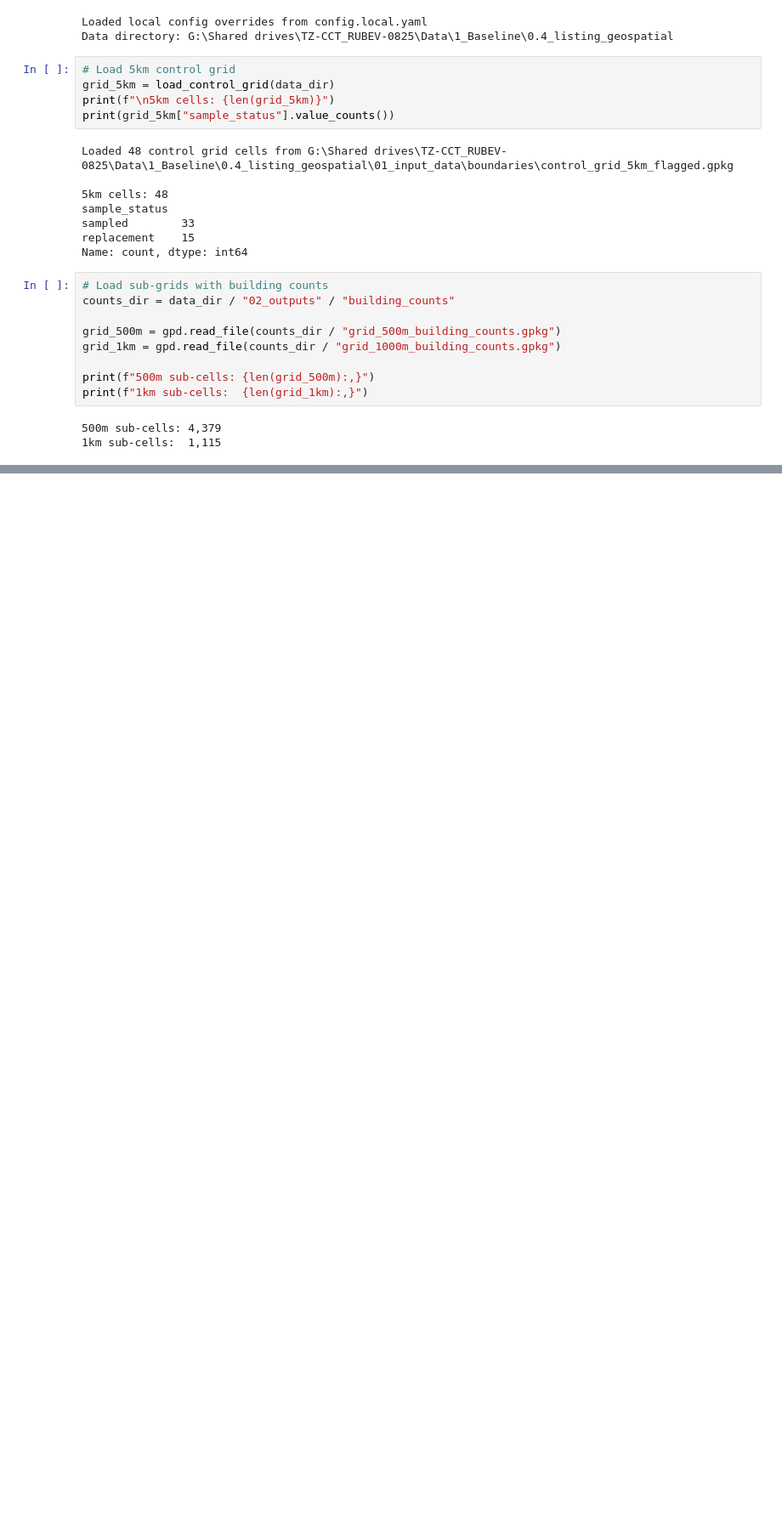
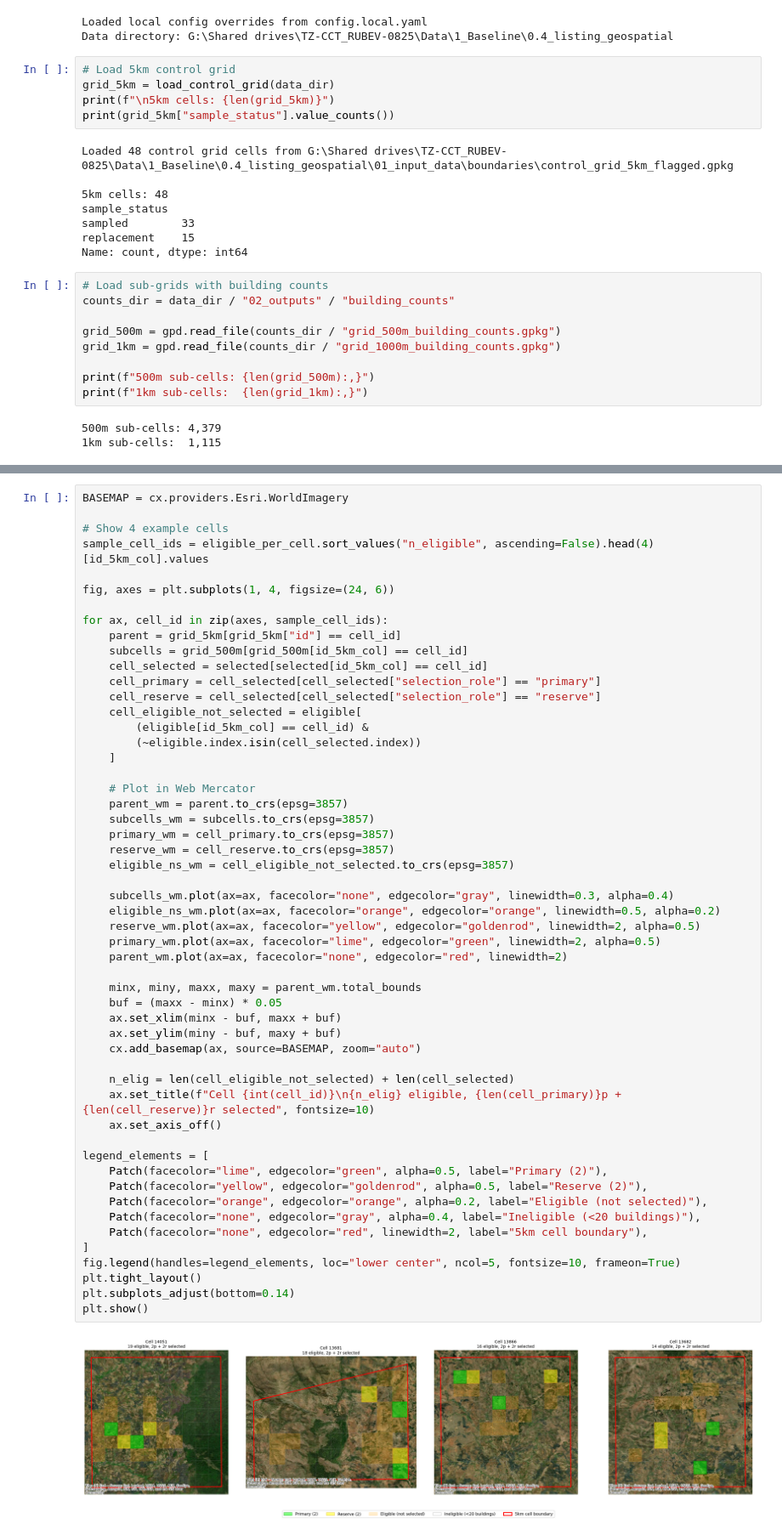
Before and after one commit to riklinssen/listing_geospatial_cct, a Jupyter notebook: notebooks/06_subcell_selection.ipynb, the cells around one changed output, grey strips where cells are left out. Shown at 85% size. Cells and saved outputs as stored; diff of their text form; blank space fills up the shorter version.

```diff
--- a/notebooks/06_subcell_selection.ipynb
+++ b/notebooks/06_subcell_selection.ipynb
@@ -367,0 +181,55 @@ summary[display_cols].sort_values("total_buildings", ascending=False)
+# %%
+BASEMAP = cx.providers.Esri.WorldImagery
+
+# Show 4 example cells
+sample_cell_ids = eligible_per_cell.sort_values("n_eligible", ascending=False).head(4)[id_5km_col].values
+
+fig, axes = plt.subplots(1, 4, figsize=(24, 6))
+
+for ax, cell_id in zip(axes, sample_cell_ids):
+    parent = grid_5km[grid_5km["id"] == cell_id]
+    subcells = grid_500m[grid_500m[id_5km_col] == cell_id]
+    cell_selected = selected[selected[id_5km_col] == cell_id]
+    cell_primary = cell_selected[cell_selected["selection_role"] == "primary"]
+    cell_reserve = cell_selected[cell_selected["selection_role"] == "reserve"]
+    cell_eligible_not_selected = eligible[
+        (eligible[id_5km_col] == cell_id) &
+        (~eligible.index.isin(cell_selected.index))
+    ]
+
+    # Plot in Web Mercator
+    parent_wm = parent.to_crs(epsg=3857)
+    subcells_wm = subcells.to_crs(epsg=3857)
+    primary_wm = cell_primary.to_crs(epsg=3857)
+    reserve_wm = cell_reserve.to_crs(epsg=3857)
+    eligible_ns_wm = cell_eligible_not_selected.to_crs(epsg=3857)
+
+    subcells_wm.plot(ax=ax, facecolor="none", edgecolor="gray", linewidth=0.3, alpha=0.4)
+    eligible_ns_wm.plot(ax=ax, facecolor="orange", edgecolor="orange", linewidth=0.5, alpha=0.2)
+    reserve_wm.plot(ax=ax, facecolor="yellow", edgecolor="goldenrod", linewidth=2, alpha=0.5)
+    primary_wm.plot(ax=ax, facecolor="lime", edgecolor="green", linewidth=2, alpha=0.5)
+    parent_wm.plot(ax=ax, facecolor="none", edgecolor="red", linewidth=2)
+
+    minx, miny, maxx, maxy = parent_wm.total_bounds
+    buf = (maxx - minx) * 0.05
+    ax.set_xlim(minx - buf, maxx + buf)
+    ax.set_ylim(miny - buf, maxy + buf)
+    cx.add_basemap(ax, source=BASEMAP, zoom="auto")
+
+    n_elig = len(cell_eligible_not_selected) + len(cell_selected)
+    ax.set_title(f"Cell {int(cell_id)}\n{n_elig} eligible, {len(cell_primary)}p + {len(cell_reserve)}r selected", fontsize=10)
+    ax.set_axis_off()
+
+legend_elements = [
+    Patch(facecolor="lime", edgecolor="green", alpha=0.5, label="Primary (2)"),
+    Patch(facecolor="yellow", edgecolor="goldenrod", alpha=0.5, label="Reserve (2)"),
+    Patch(facecolor="orange", edgecolor="orange", alpha=0.2, label="Eligible (not selected)"),
+    Patch(facecolor="none", edgecolor="gray", alpha=0.4, label="Ineligible (<20 buildings)"),
+    Patch(facecolor="none", edgecolor="red", linewidth=2, label="5km cell boundary"),
+]
+fig.legend(handles=legend_elements, loc="lower center", ncol=5, fontsize=10, frameon=True)
+plt.tight_layout()
+plt.subplots_adjust(bottom=0.14)
+plt.show()
+# %% [output]
+[figure, added]
```
Also changed, not shown: parts of 21 cells of this notebook, 3 other files.
